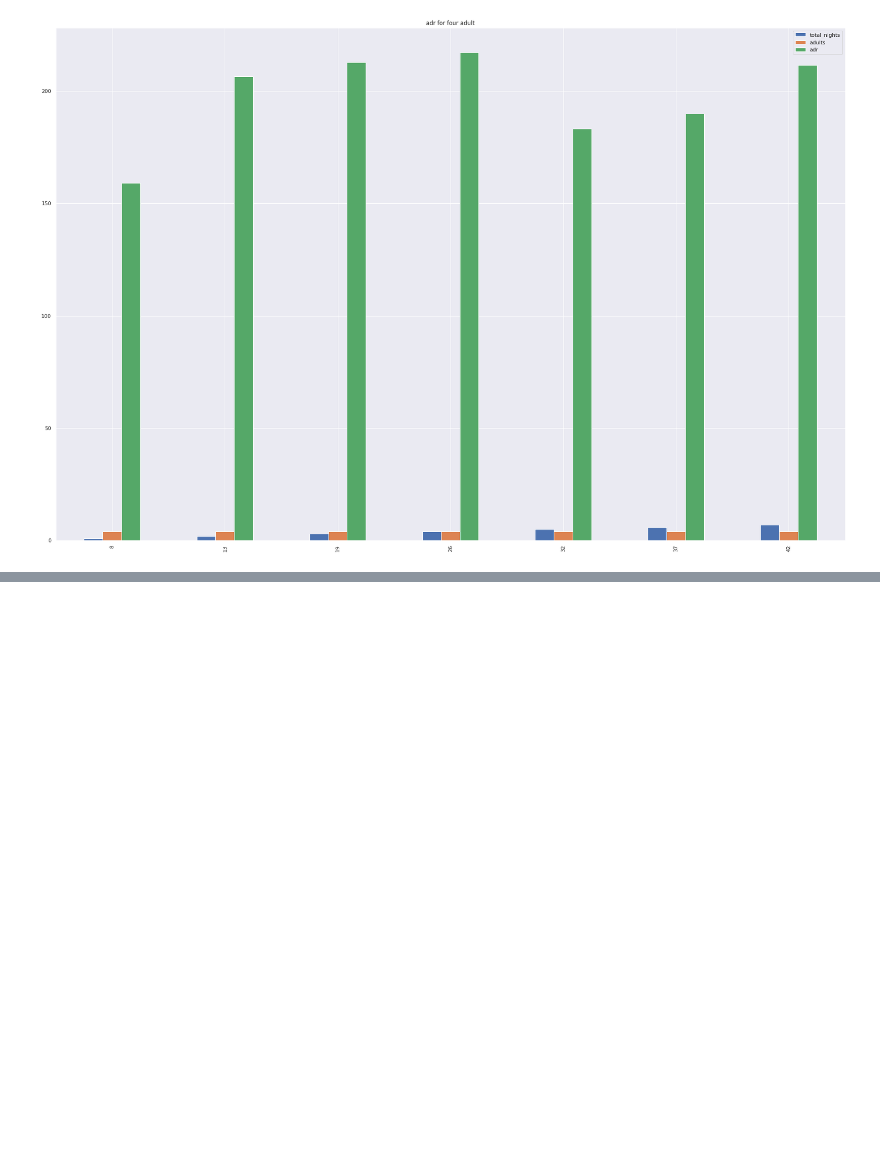
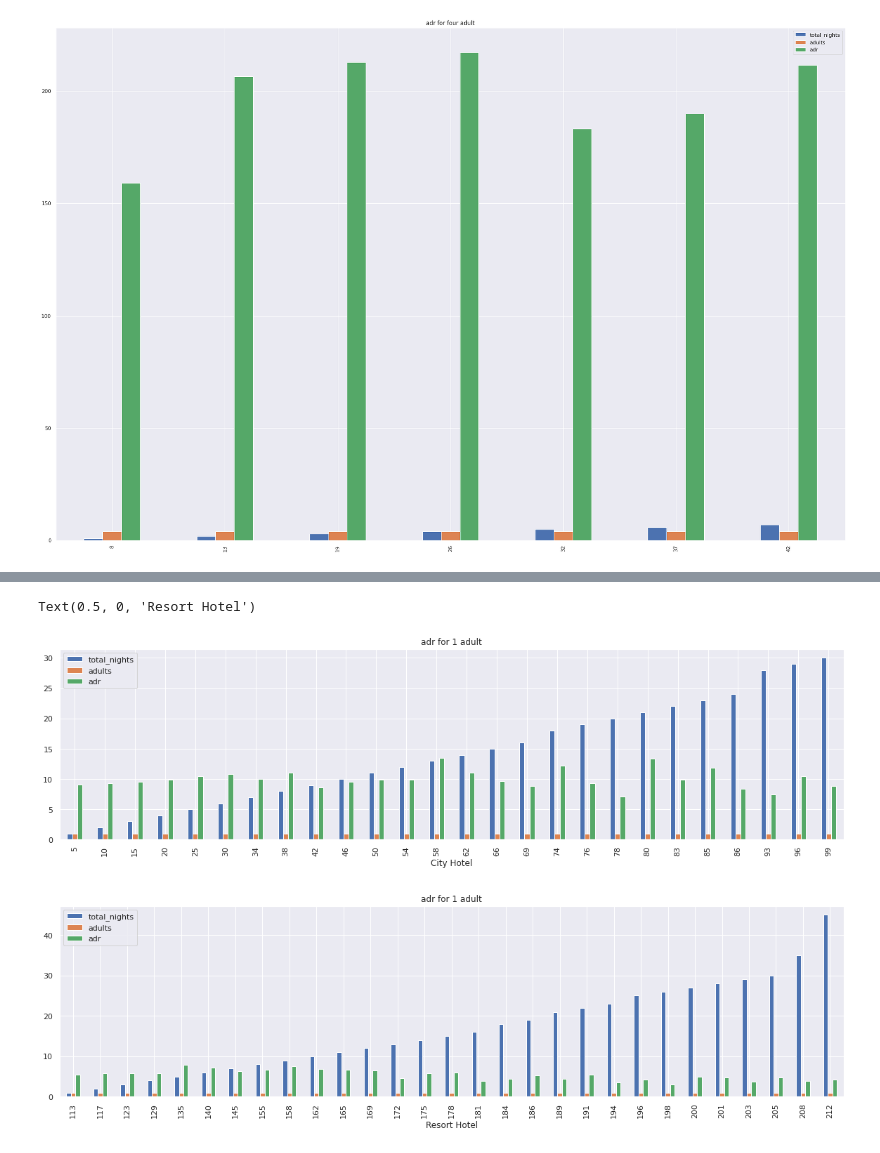
Before and after one commit to shivakumar17/hotel-booking, a Jupyter notebook: Copy_of_Hotel_Booking_Analysis_Capstone_Project.ipynb, the cells around one changed output, grey strips where cells are left out. Saved outputs shown, nothing was run; the diff lists cells and outputs as text; code cells hidden in the pictures; blank space fills up the shorter version.

```diff
--- a/Copy_of_Hotel_Booking_Analysis_Capstone_Project.ipynb
+++ b/Copy_of_Hotel_Booking_Analysis_Capstone_Project.ipynb
@@ -587,4 +514,4 @@ plt.title('adr for four adult')
 Text(0.5, 1.0, 'adr for four adult')
 [figure]
 # %%
-h=df.groupby(['hotel','total_nights','adults'])['adr'].mean()
+length=df.groupby(['hotel','total_nights','adults'])['adr'].mean()
@@ -610,0 +518,3 @@ h
+# %%
+length=length.reset_index()
+length
@@ -610,0 +535,14 @@ h
+# %%
+length['adr']=length['adr']/10
+# %%
+plt.rcParams["figure.figsize"] = (20,5)
+length[(length['adults']==1) & (length['total_nights']!=0) & (length['hotel']=='City Hotel')].plot(kind='bar')
+plt.title('adr for 1 adult')
+plt.xlabel('City Hotel')
+length[(length['adults']==1) & (length['total_nights']!=0) & (length['hotel']=='Resort Hotel')].plot(kind='bar')
+plt.title('adr for 1 adult')
+plt.xlabel('Resort Hotel')
+# %% [output]
+Text(0.5, 0, 'Resort Hotel')
+[figure, added]
+[figure, added]
```
Also changed, not shown: parts of 24 cells of this notebook.
